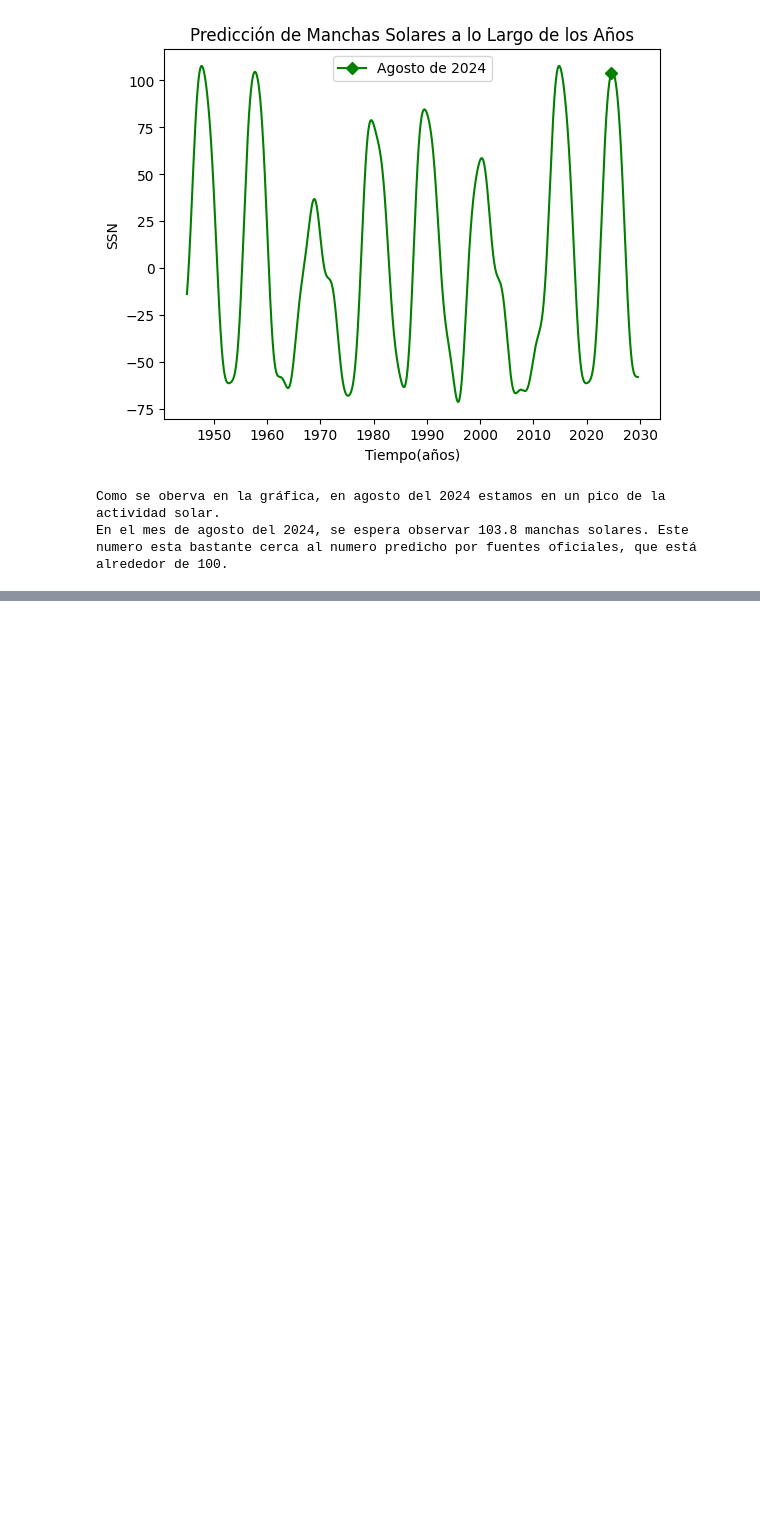
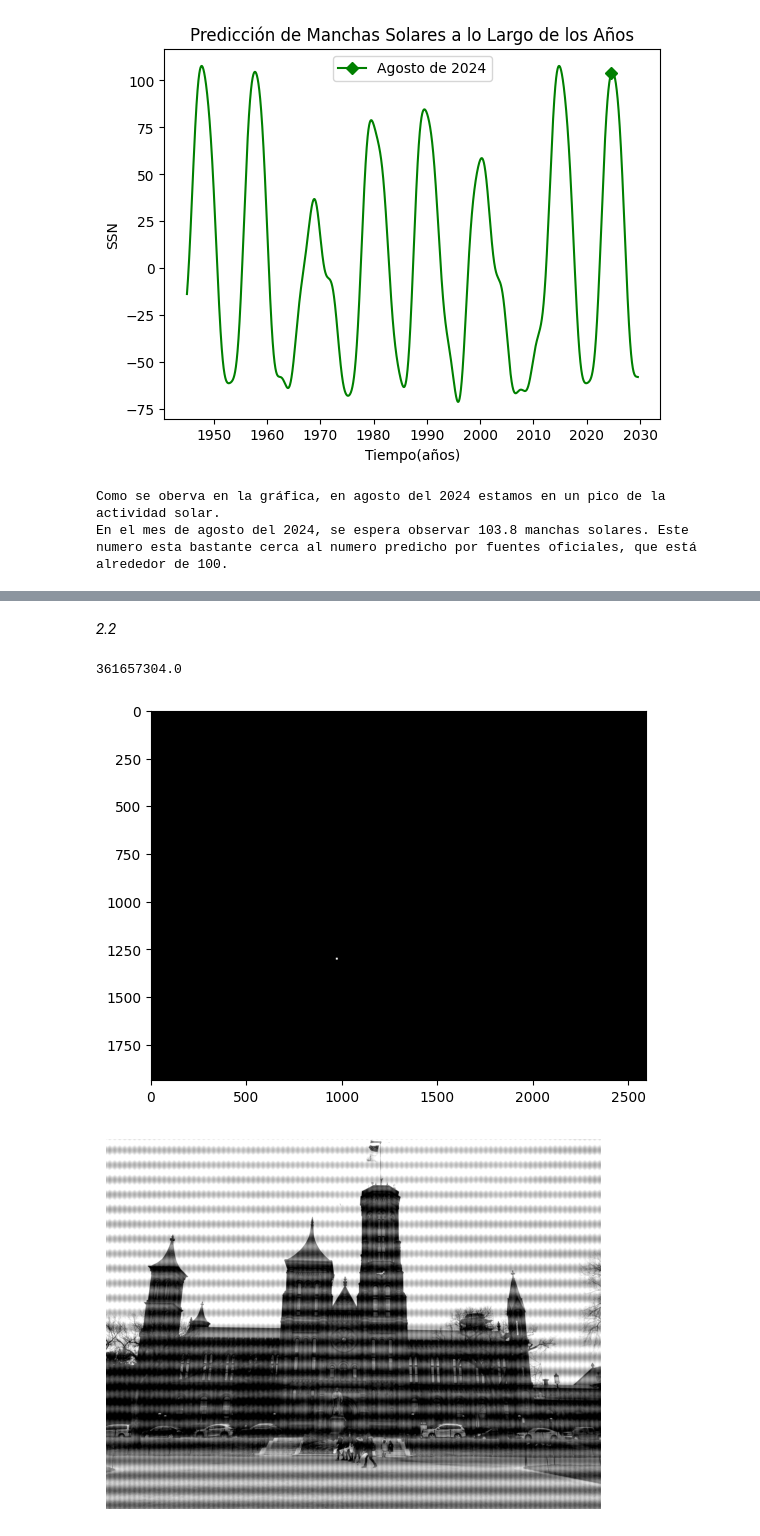
Before and after one commit to EstebanFuentesS/Metodos-Computacionales-2, a Jupyter notebook: Taller2.ipynb, the cells around one changed output, grey strips where cells are left out. Drawn from its saved outputs; the diff is of its cells as text; code cells hidden in the pictures; blank space fills up the shorter version.

```diff
--- a/Taller2.ipynb
+++ b/Taller2.ipynb
@@ -180,0 +207,39 @@ En el mes de agosto del 2024, se espera observar 103.8 manchas solares. Este num
+# %% [markdown]
+*2.2*
+# %%
+#Calculamos el valor sobre el cual vamos a encerar la transformada:
+
+valor_corte = np.max(magnitud_imagen) * 0.5
+print(valor_corte)
+#Encerando los valores por encima del corte:
+centrada2 = centrada
+counter1, counter2 = 0, 0
+a = np.zeros_like(magnitud_imagen)
+for i in magnitud_imagen:
+    for j in i:
+        if j > valor_corte:
+            #centrada2[counter1-5:counter1+5][counter2-5:counter2-5] = 0
+            centrada2[counter2:counter2+10,counter1:counter1+10] = 0
+            a[counter2:counter2+10,counter1:counter1+10] = 1
+        counter2 += 1
+    counter2 = 0
+    counter1 += 1
+
+#Invertir la transformada:
+
+no_centrada = np.fft.ifftshift(centrada2)
+inversa_t_imagen = np.fft.ifft2(no_centrada)
+inversa_final = np.abs(inversa_t_imagen)
+
+#Graficar:
+
+plt.imshow(a, cmap="gray")
+plt.show()
+
+plt.imshow(inversa_final, cmap='gray')
+plt.axis("off")
+plt.show()
+# %% [output]
+361657304.0
+[figure, added]
+[figure, added]
```
Also changed, not shown: parts of 5 cells of this notebook.
